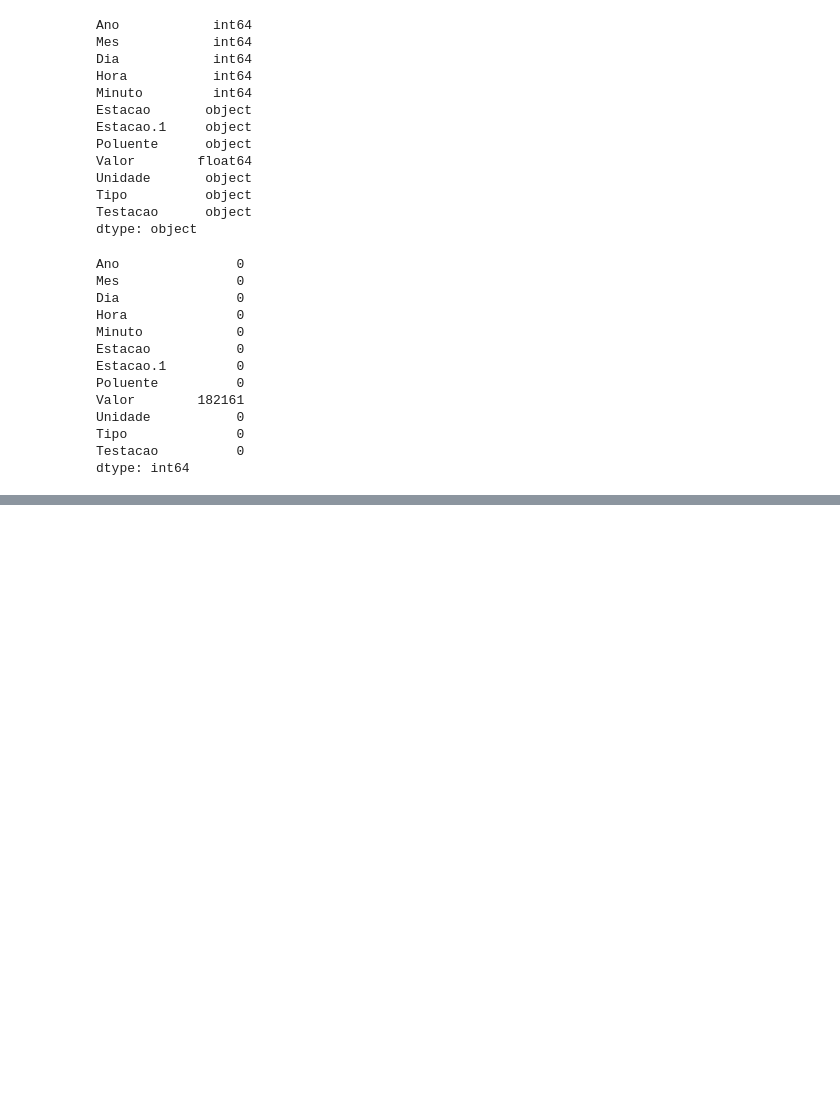
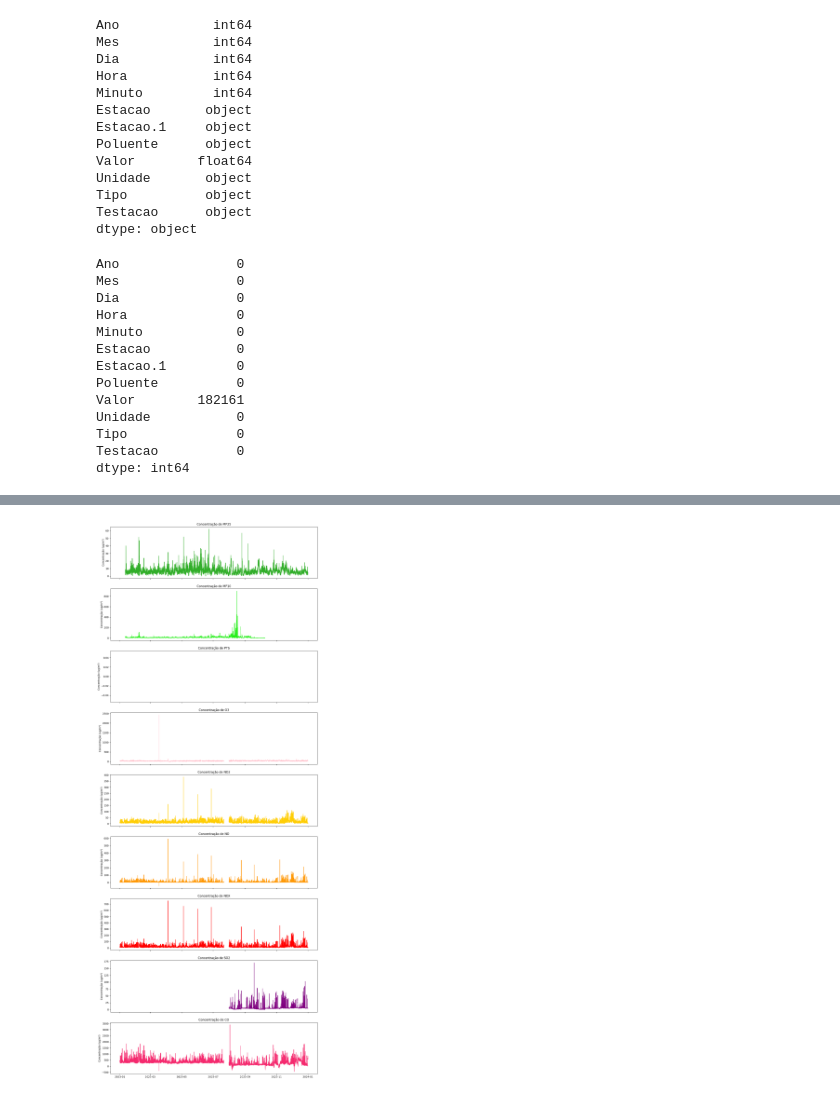
Before and after one commit to Bianca-bonetti/ENS410064, a Jupyter notebook: Atividade03.ipynb, the cells around one changed output, grey strips where cells are left out. Saved outputs shown, nothing was run; the diff lists cells and outputs as text; code cells hidden in the pictures; blank space fills up the shorter version.

```diff
--- a/Atividade03.ipynb
+++ b/Atividade03.ipynb
@@ -105,0 +111,17 @@ usar um loop de for
+# %%
+poluentes = laranjeiras['Poluente'].unique().tolist()
+
+colors = ['#31ae29', '#22ef15', 'blue', 'pink', '#ffce05', '#ff9905', 'red', 'purple', '#f5296e']
+limites = []
+fig,ax = plt.subplots(9,sharex=True, figsize = (15,40))
+ii = 0
+for polu in poluentes:
+    df_poluente = laranjeiras.loc[(laranjeiras['Poluente'] == polu)]
+    ax[ii].plot(df_poluente.index,df_poluente['Valor'],color = colors[ii])
+    label_limite = 'Limite de '+polu
+    #ax[ii].axhline(y= limites[ii], color= colors[ii], linestyle='--', label=label_limite)
+    ax[ii].set_title('Concentração de '+polu)
+    ax[ii].set_ylabel('Concentração (ug/m³)')
+    ii = ii+1
+# %% [output]
+[figure, added]
```
Also changed, not shown: parts of 9 cells of this notebook.
